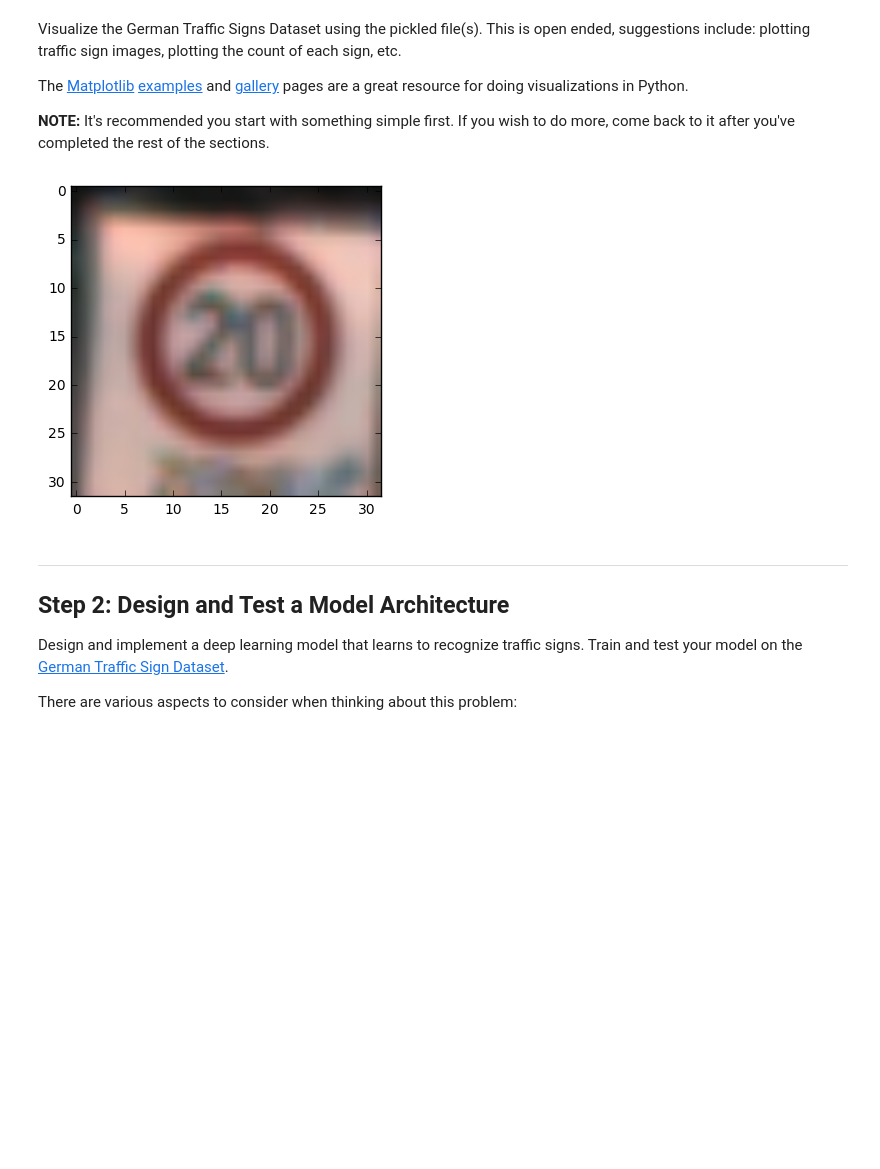
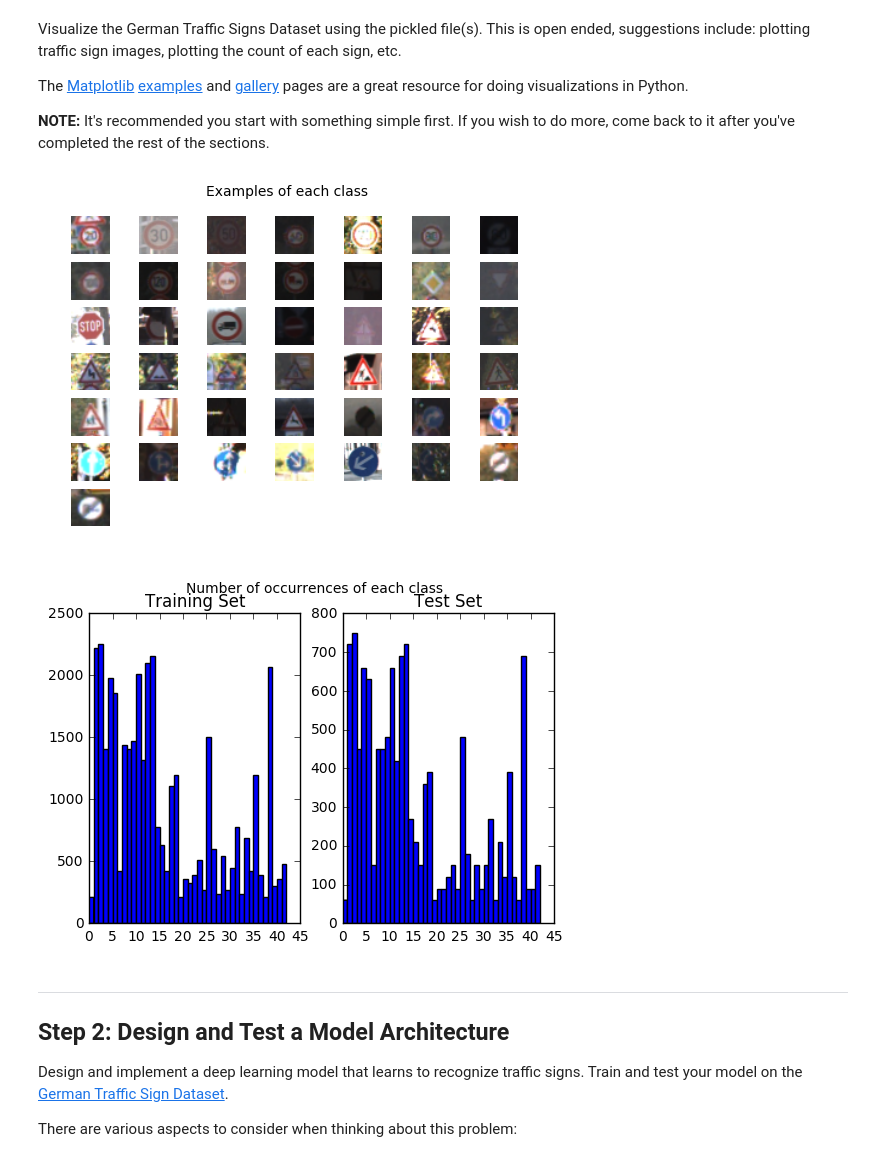
Before and after one commit to evenator/CarND-Traffic-Sign-Classifier-Project, a Jupyter notebook: Traffic_Sign_Classifier.ipynb, the cells around one changed output. Saved outputs shown, nothing was run; the diff lists cells and outputs as text; code cells hidden in the pictures; blank space fills up the shorter version.

```diff
--- a/Traffic_Sign_Classifier.ipynb
+++ b/Traffic_Sign_Classifier.ipynb
@@ -74,15 +74,30 @@ The [Matplotlib](http://matplotlib.org/) [examples](http://matplotlib.org/exampl
 # %%
 ### Data exploration visualization goes here.
 ### Feel free to use as many code cells as needed.
 import matplotlib.pyplot as plt
 # Visualizations will be shown in the notebook.
 %matplotlib inline
 
-i = 100
-plt.figure()
-p = plt.imshow(X_train[i,:,:,:])
+plt.figure().suptitle('Examples of each class')
+cols = 7
+rows = n_classes/cols + 1
+for label in range(n_classes):
+    first_index = np.argwhere(y_train==label)[0][0]
+    first_img = X_train[first_index,:,:,:]
+    plt.subplot(rows, cols, label+1)
+    plt.imshow(first_img)
+    plt.axis('off')
+
+plt.figure().suptitle('Number of occurrences of each class')
+plt.subplot(1, 2, 1)
+plt.hist(y_train, bins=range(n_classes))
+p = plt.title('Training Set')
+plt.subplot(1, 2, 2)
+plt.hist(y_test, bins=range(n_classes))
+p = plt.title('Test Set')
 # %% [output]
-[figure, old version]
+[figure, new version]
+[figure, added]
 # %% [markdown]
 ----
 
```
Also changed, not shown: parts of 13 cells of this notebook.
